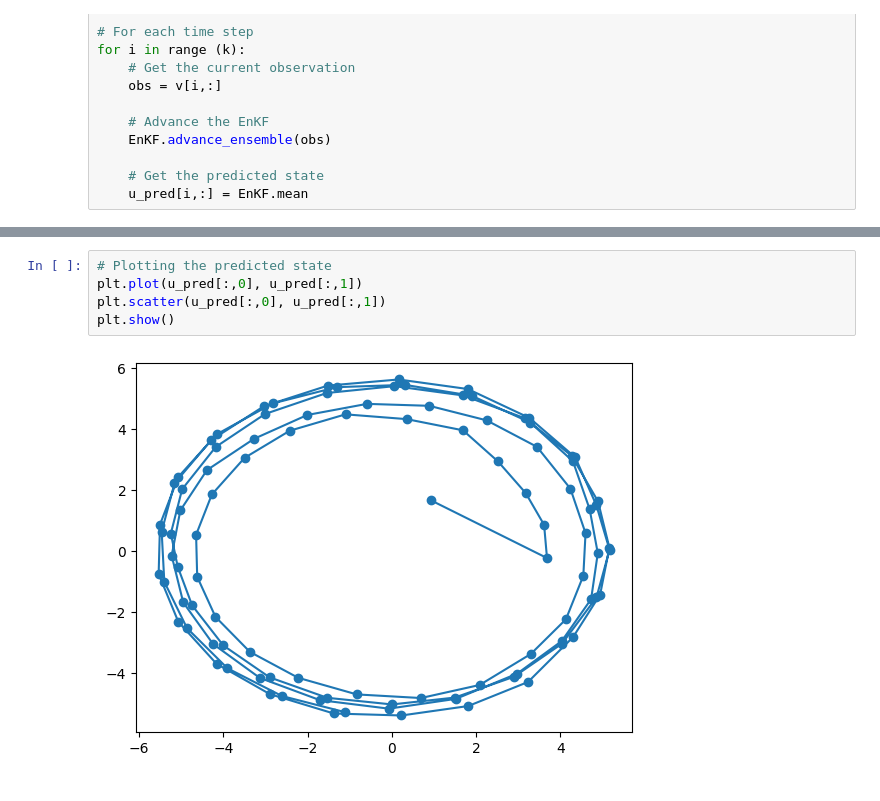
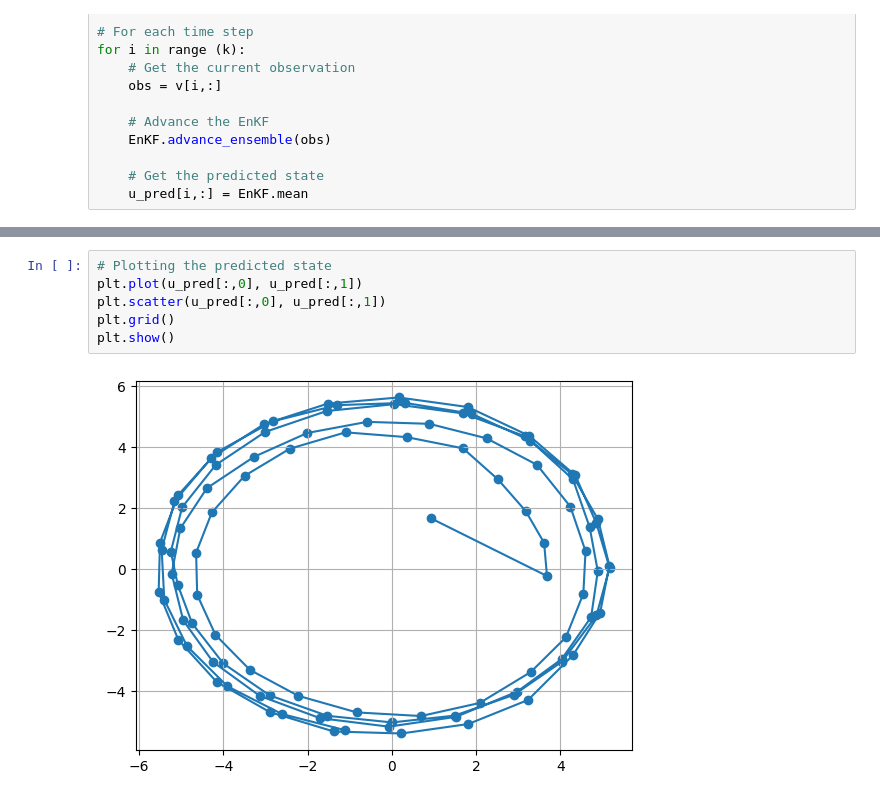
Before and after one commit to alexcraig043/math-76, a Jupyter notebook: python/enkf_test.ipynb, the cells around one changed output, grey strips where cells are left out. Drawn from its saved outputs; the diff is of its cells as text.

```diff
--- a/python/enkf_test.ipynb
+++ b/python/enkf_test.ipynb
@@ -83,10 +84,11 @@ plt.show()
 # %%
 # Plotting the predicted state
 plt.plot(u_pred[:,0], u_pred[:,1])
 plt.scatter(u_pred[:,0], u_pred[:,1])
+plt.grid()
 plt.show()
 # %% [output]
-[figure, old version]
+[figure, new version]
 # %%
 # Plotting true state in blue
 plt.plot(u[:,0], u[:,1], 'b-', label='True state')  # Blue line for true state
```
Also changed, not shown: parts of 4 cells of this notebook, 1 other file.
